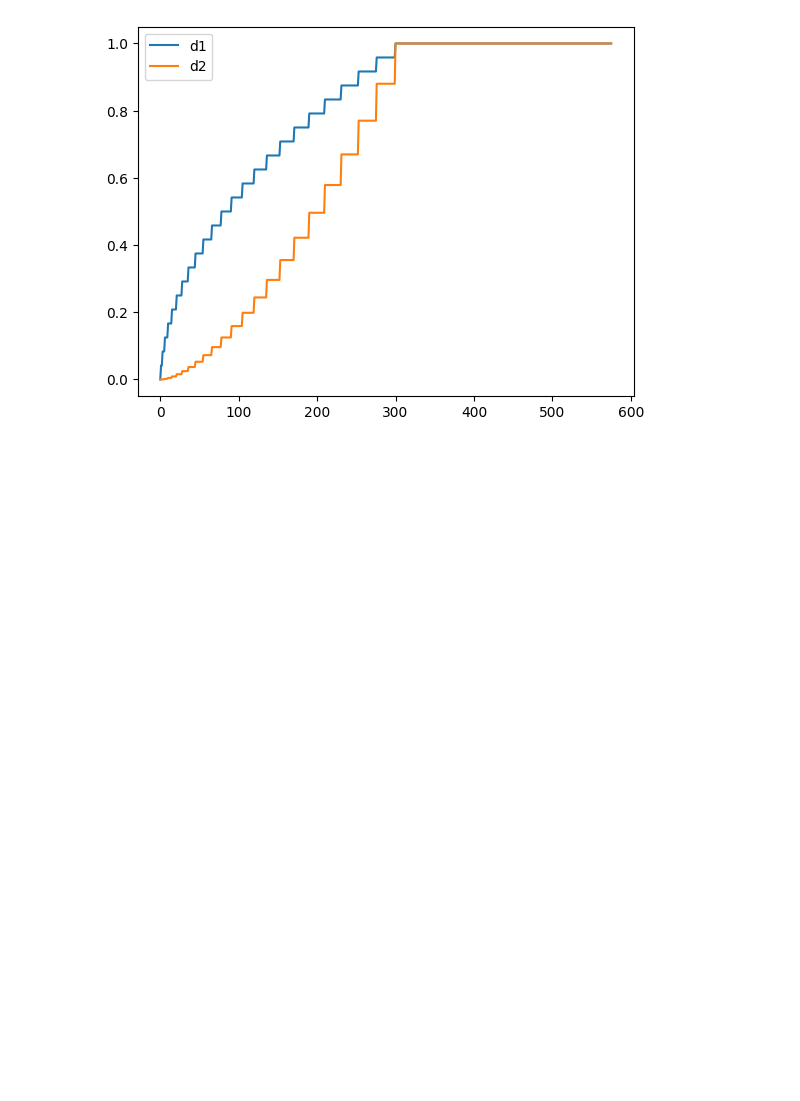
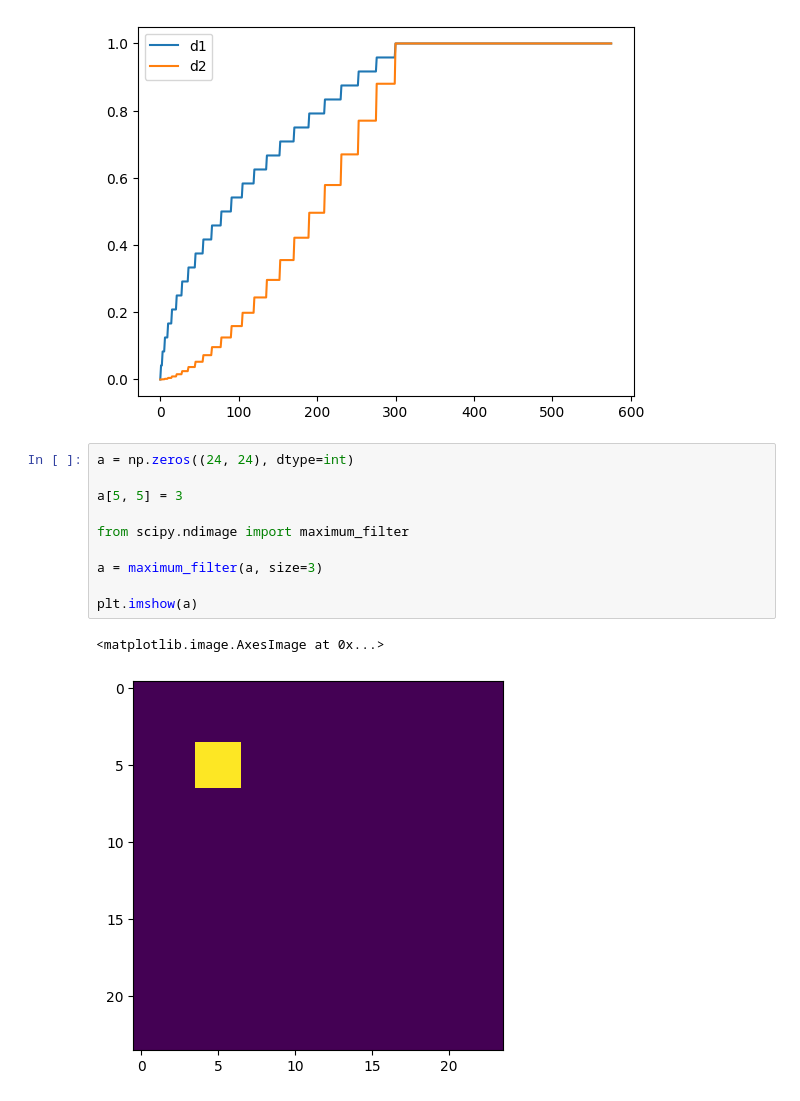
Before and after one commit to flynnwang/eco_bang_bang, a Jupyter notebook: notebook/functions.ipynb, the cells around one changed output. Cells and saved outputs as stored; diff of their text form; blank space fills up the shorter version.

```diff
--- a/notebook/functions.ipynb
+++ b/notebook/functions.ipynb
@@ -289,3 +277,16 @@ df.plot()
 # %% [output]
 <Axes: >
 [figure]
+# %%
+a = np.zeros((24, 24), dtype=int)
+
+a[5, 5] = 3
+
+from scipy.ndimage import maximum_filter
+
+a = maximum_filter(a, size=3)
+
+plt.imshow(a)
+# %% [output]
+<matplotlib.image.AxesImage at 0x...>
+[figure, added]
```
Also changed, not shown: parts of 5 cells of this notebook, 18 other files.
